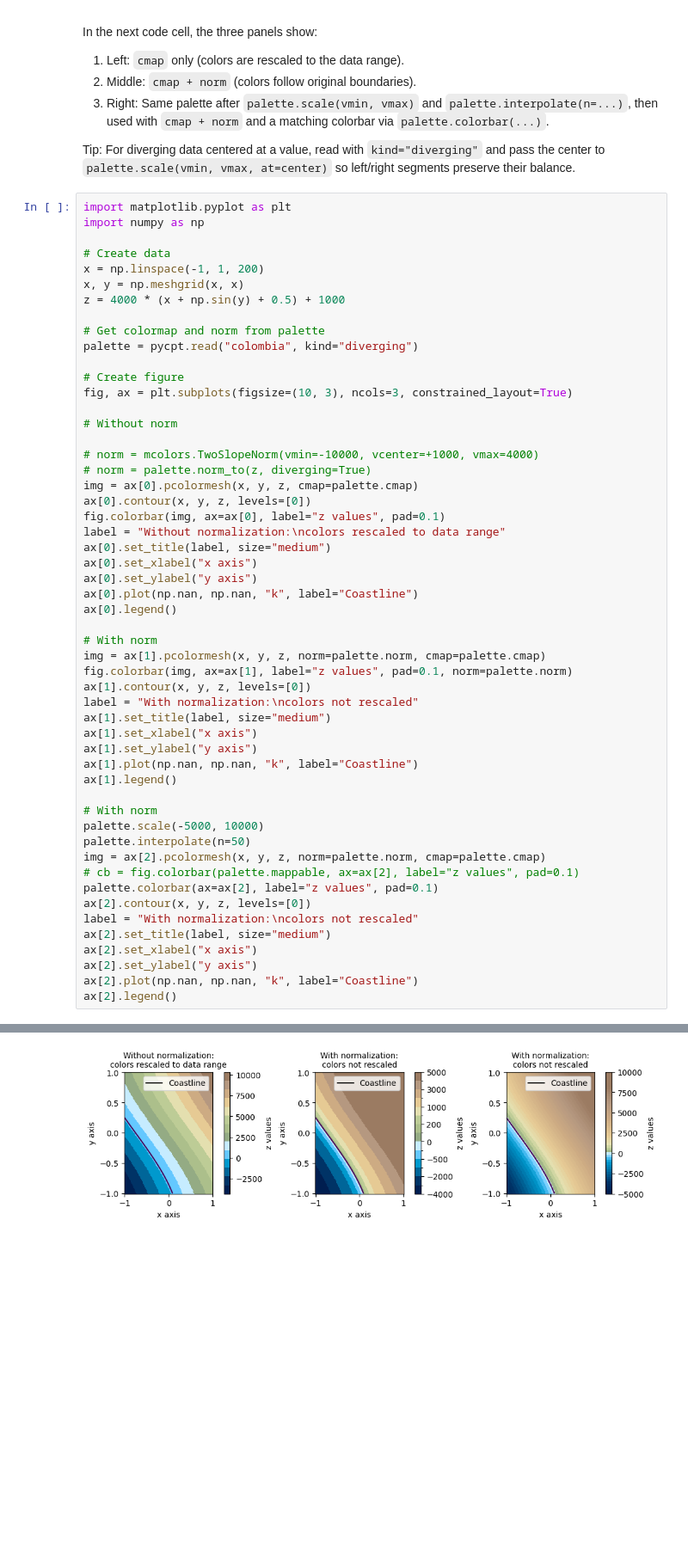
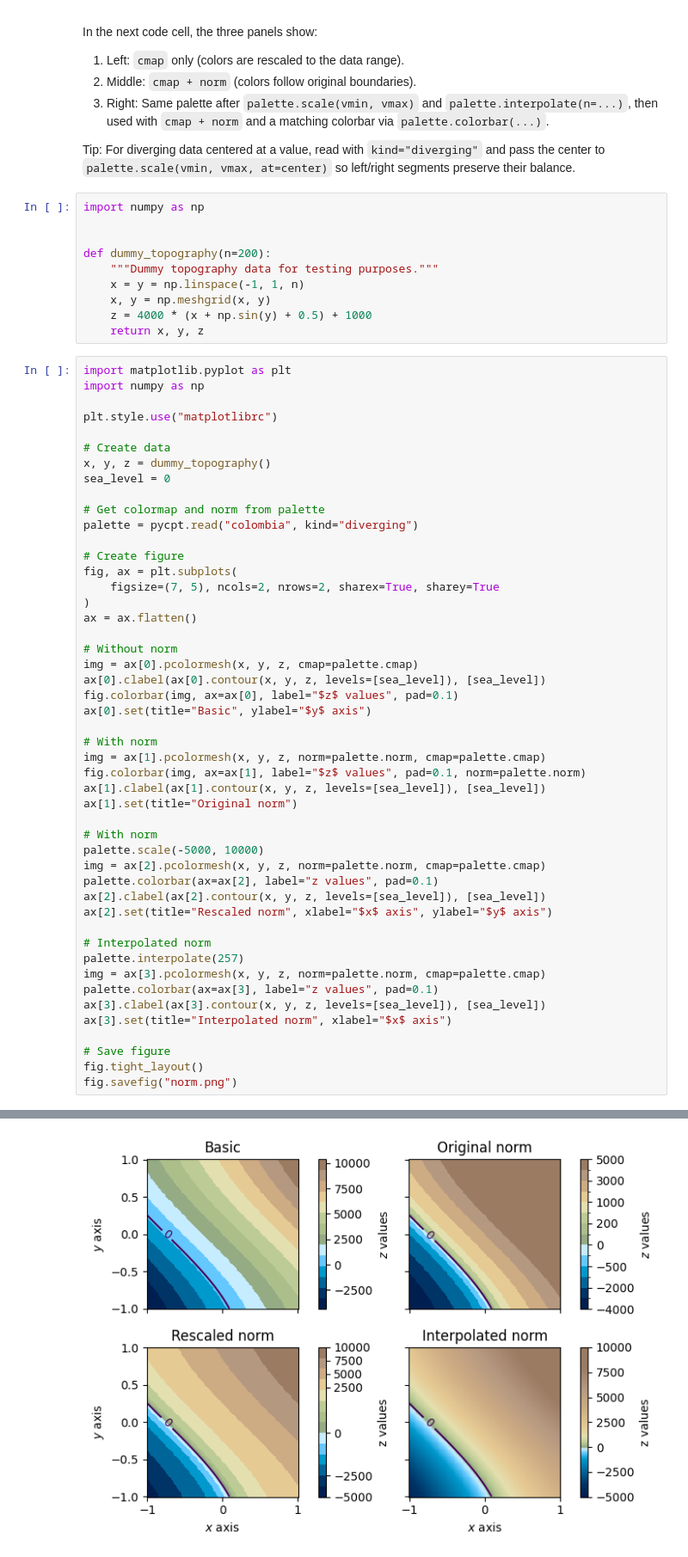
Before and after one commit to leonard-seydoux/pycpt, a Jupyter notebook: notebooks/example.ipynb, the cells around one changed output, grey strips where cells are left out. Shown: that part at 86% size. Cells and saved outputs as stored; diff of their text form; blank space fills up the shorter version.

```diff
--- a/notebooks/example.ipynb
+++ b/notebooks/example.ipynb
@@ -63,57 +40,62 @@ In the next code cell, the three panels show:
 3) Right: Same palette after `palette.scale(vmin, vmax)` and `palette.interpolate(n=...)`, then used with `cmap + norm` and a matching colorbar via `palette.colorbar(...)`.
 
 Tip: For diverging data centered at a value, read with `kind="diverging"` and pass the center to `palette.scale(vmin, vmax, at=center)` so left/right segments preserve their balance.
+# %%
+import numpy as np
+
+
+def dummy_topography(n=200):
+    """Dummy topography data for testing purposes."""
+    x = y = np.linspace(-1, 1, n)
+    x, y = np.meshgrid(x, y)
+    z = 4000 * (x + np.sin(y) + 0.5) + 1000
+    return x, y, z
 # %%
 import matplotlib.pyplot as plt
 import numpy as np
 
+plt.style.use("matplotlibrc")
+
 # Create data
-x = np.linspace(-1, 1, 200)
-x, y = np.meshgrid(x, x)
-z = 4000 * (x + np.sin(y) + 0.5) + 1000
+x, y, z = dummy_topography()
+sea_level = 0
 
 # Get colormap and norm from palette
 palette = pycpt.read("colombia", kind="diverging")
 
 # Create figure
-fig, ax = plt.subplots(figsize=(10, 3), ncols=3, constrained_layout=True)
+fig, ax = plt.subplots(
+    figsize=(7, 5), ncols=2, nrows=2, sharex=True, sharey=True
+)
+ax = ax.flatten()
 
 # Without norm
-
-# norm = mcolors.TwoSlopeNorm(vmin=-10000, vcenter=+1000, vmax=4000)
-# norm = palette.norm_to(z, diverging=True)
 img = ax[0].pcolormesh(x, y, z, cmap=palette.cmap)
-ax[0].contour(x, y, z, levels=[0])
-fig.colorbar(img, ax=ax[0], label="z values", pad=0.1)
-label = "Without normalization:\ncolors rescaled to data range"
-ax[0].set_title(label, size="medium")
-ax[0].set_xlabel("x axis")
-ax[0].set_ylabel("y axis")
-ax[0].plot(np.nan, np.nan, "k", label="Coastline")
-ax[0].legend()
+ax[0].clabel(ax[0].contour(x, y, z, levels=[sea_level]), [sea_level])
+fig.colorbar(img, ax=ax[0], label="$z$ values", pad=0.1)
+ax[0].set(title="Basic", ylabel="$y$ axis")
 
 # With norm
 img = ax[1].pcolormesh(x, y, z, norm=palette.norm, cmap=palette.cmap)
-fig.colorbar(img, ax=ax[1], label="z values", pad=0.1, norm=palette.norm)
-ax[1].contour(x, y, z, levels=[0])
-label = "With normalization:\ncolors not rescaled"
-ax[1].set_title(label, size="medium")
-ax[1].set_xlabel("x axis")
-ax[1].set_ylabel("y axis")
-ax[1].plot(np.nan, np.nan, "k", label="Coastline")
-ax[1].legend()
+fig.colorbar(img, ax=ax[1], label="$z$ values", pad=0.1, norm=palette.norm)
+ax[1].clabel(ax[1].contour(x, y, z, levels=[sea_level]), [sea_level])
+ax[1].set(title="Original norm")
 
 # With norm
 palette.scale(-5000, 10000)
-palette.interpolate(n=50)
 img = ax[2].pcolormesh(x, y, z, norm=palette.norm, cmap=palette.cmap)
-# cb = fig.colorbar(palette.mappable, ax=ax[2], label="z values", pad=0.1)
 palette.colorbar(ax=ax[2], label="z values", pad=0.1)
-ax[2].contour(x, y, z, levels=[0])
-label = "With normalization:\ncolors not rescaled"
-ax[2].set_title(label, size="medium")
-ax[2].set_xlabel("x axis")
-ax[2].set_ylabel("y axis")
-ax[2].plot(np.nan, np.nan, "k", label="Coastline")
-ax[2].legend()
+ax[2].clabel(ax[2].contour(x, y, z, levels=[sea_level]), [sea_level])
+ax[2].set(title="Rescaled norm", xlabel="$x$ axis", ylabel="$y$ axis")
+
+# Interpolated norm
+palette.interpolate(257)
+img = ax[3].pcolormesh(x, y, z, norm=palette.norm, cmap=palette.cmap)
+palette.colorbar(ax=ax[3], label="z values", pad=0.1)
+ax[3].clabel(ax[3].contour(x, y, z, levels=[sea_level]), [sea_level])
+ax[3].set(title="Interpolated norm", xlabel="$x$ axis")
+
+# Save figure
+fig.tight_layout()
+fig.savefig("norm.png")
 # %% [output]
@@ -121 +102 @@ ax[2].legend()
-[figure, old version]
+[figure, new version]
```
Also changed, not shown: parts of 9 cells of this notebook, 5 other files.
